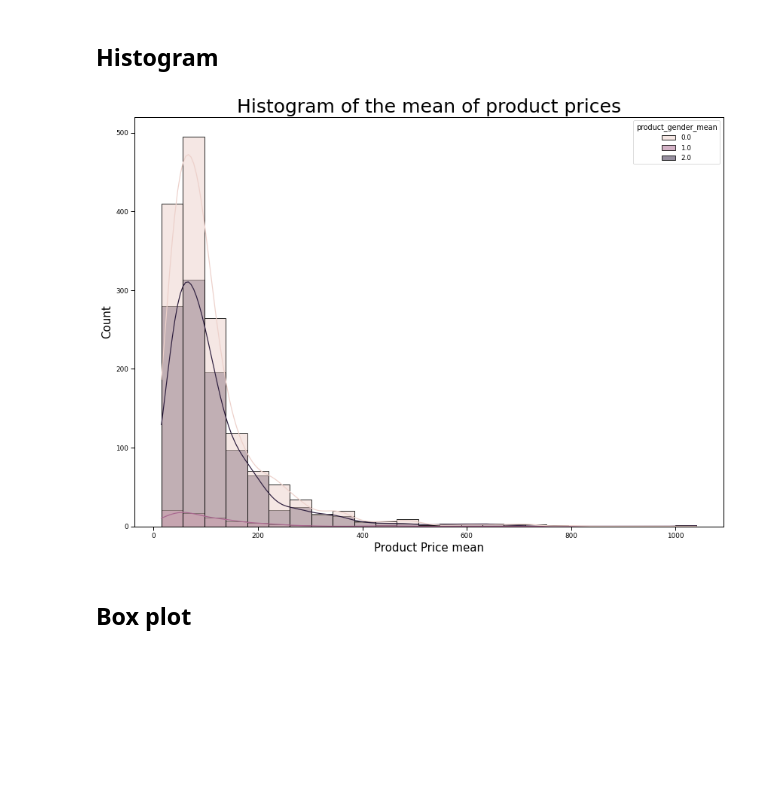
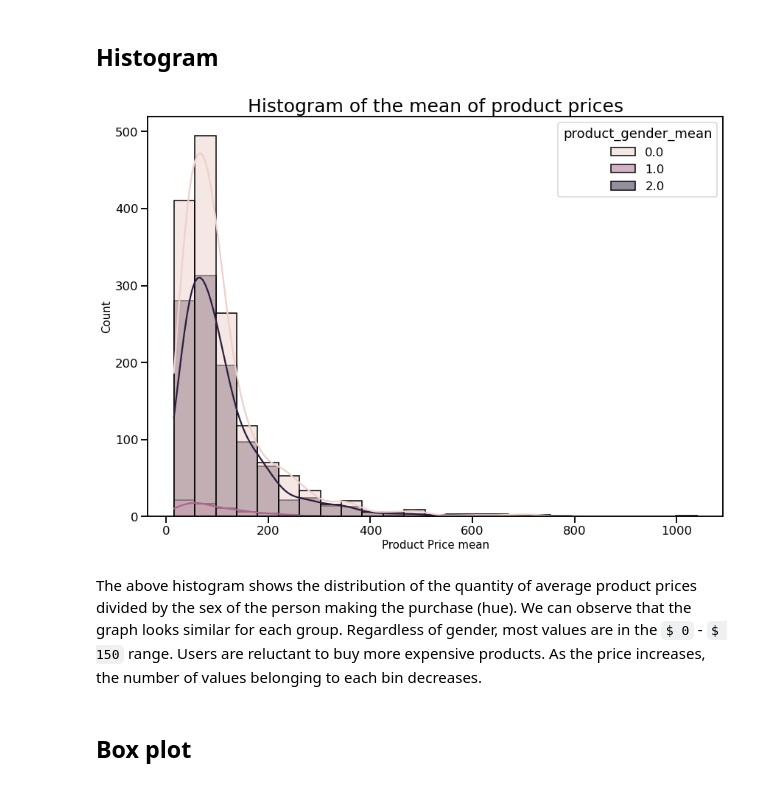
Before and after one commit to anras5/Criteo-Search-Data, a Jupyter notebook: main_notebook.ipynb, the cells around one changed output. Drawn from its saved outputs; the diff is of its cells as text; code cells hidden in the pictures; blank space fills up the shorter version.

```diff
--- a/main_notebook.ipynb
+++ b/main_notebook.ipynb
@@ -281,13 +292,15 @@ dtype: int64
 # %%
 plt.figure(figsize=(14, 10))
 
-sns.set_context('paper')
+sns.set_context('talk')
 sns.histplot(data=df, x='product_price_mean', bins=25, hue='product_gender_mean', kde=True)
 plt.title("Histogram of the mean of product prices", fontsize=25)
 plt.xlabel("Product Price mean", fontsize=15)
 plt.ylabel("Count", fontsize=15)
 plt.show()
 # %% [output]
-[figure, old version]
+[figure, new version]
+# %% [markdown]
+The above histogram shows the distribution of the quantity of average product prices divided by the sex of the person making the purchase (hue). We can observe that the graph looks similar for each group. Regardless of gender, most values are in the `$ 0` - `$ 150` range. Users are reluctant to buy more expensive products. As the price increases, the number of values belonging to each bin decreases.
 # %% [markdown]
 ## Box plot
```
Also changed, not shown: parts of 11 cells of this notebook.
